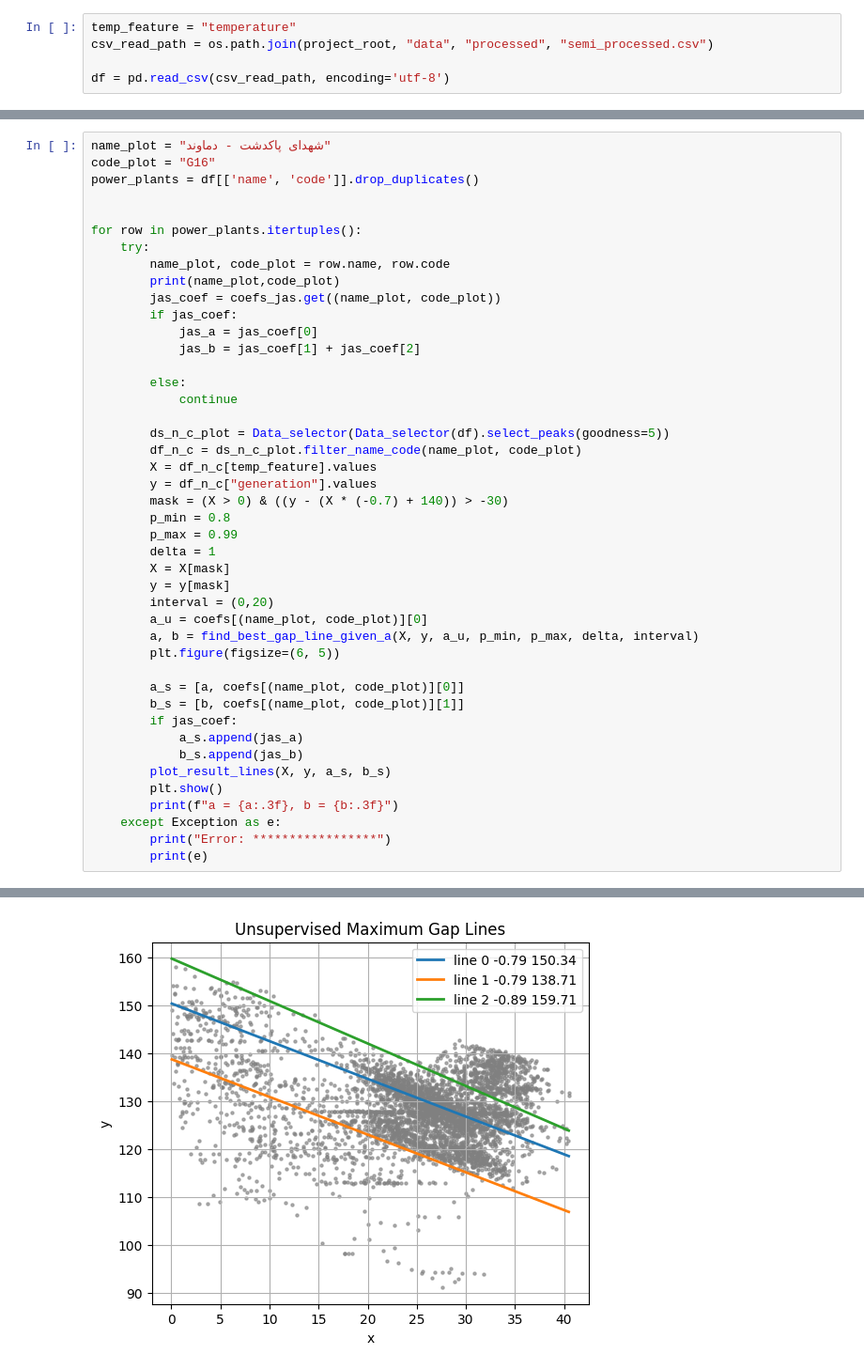
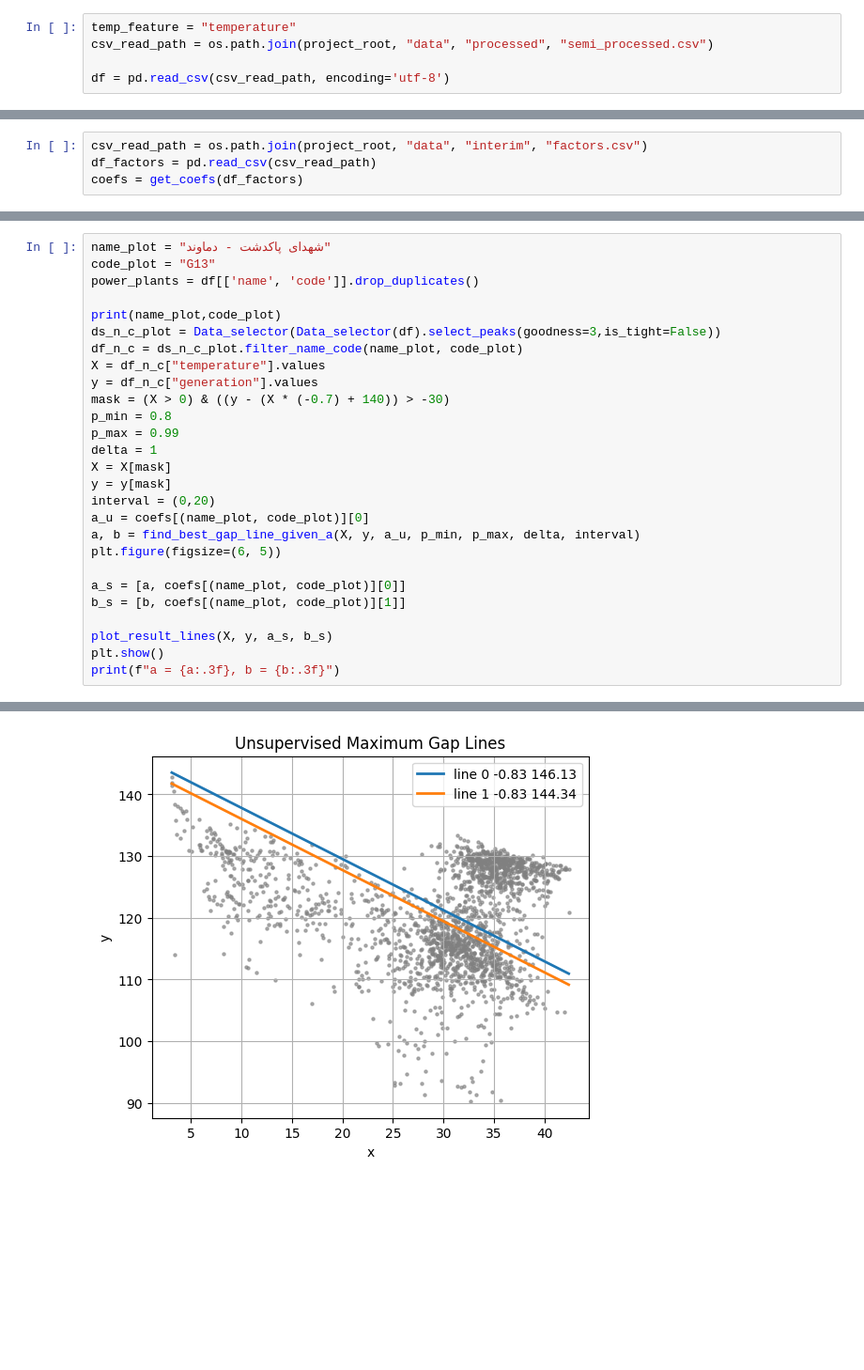
Before and after one commit to SHSMJ200/Bargh_ML, a Jupyter notebook: src/models/jupyter_files/turbo_spliter.ipynb, the cells around one changed output, grey strips where cells are left out. Shown at 94% size. Drawn from its saved outputs; the diff is of its cells as text; blank space fills up the shorter version.

```diff
--- a/src/models/jupyter_files/turbo_spliter.ipynb
+++ b/src/models/jupyter_files/turbo_spliter.ipynb
@@ -406,0 +15,4 @@ code_plot = "G11"
+# %%
+csv_read_path = os.path.join(project_root, "data", "interim", "factors.csv")
+df_factors = pd.read_csv(csv_read_path)
+coefs = get_coefs(df_factors)
@@ -407,45 +39,28 @@ code_plot = "G11"
 # %%
 name_plot = "شهدای پاکدشت - دماوند"
-code_plot = "G16"
+code_plot = "G13"
 power_plants = df[['name', 'code']].drop_duplicates()
 
+print(name_plot,code_plot)
+ds_n_c_plot = Data_selector(Data_selector(df).select_peaks(goodness=3,is_tight=False))
+df_n_c = ds_n_c_plot.filter_name_code(name_plot, code_plot)
+X = df_n_c["temperature"].values
+y = df_n_c["generation"].values
+mask = (X > 0) & ((y - (X * (-0.7) + 140)) > -30)
+p_min = 0.8
+p_max = 0.99
+delta = 1
+X = X[mask]
+y = y[mask]
+interval = (0,20)
+a_u = coefs[(name_plot, code_plot)][0]
+a, b = find_best_gap_line_given_a(X, y, a_u, p_min, p_max, delta, interval)
+plt.figure(figsize=(6, 5))
 
-for row in power_plants.itertuples():
-    try:
-        name_plot, code_plot = row.name, row.code
-        print(name_plot,code_plot)
-        jas_coef = coefs_jas.get((name_plot, code_plot))
-        if jas_coef:
-            jas_a = jas_coef[0]
-            jas_b = jas_coef[1] + jas_coef[2]
+a_s = [a, coefs[(name_plot, code_plot)][0]]
+b_s = [b, coefs[(name_plot, code_plot)][1]]
 
-        else:
-            continue
-
-        ds_n_c_plot = Data_selector(Data_selector(df).select_peaks(goodness=5))
-        df_n_c = ds_n_c_plot.filter_name_code(name_plot, code_plot)
-        X = df_n_c[temp_feature].values
-        y = df_n_c["generation"].values
-        mask = (X > 0) & ((y - (X * (-0.7) + 140)) > -30)
-        p_min = 0.8
-        p_max = 0.99
-        delta = 1
-        X = X[mask]
-        y = y[mask]
-        interval = (0,20)
-        a_u = coefs[(name_plot, code_plot)][0]
-        a, b = find_best_gap_line_given_a(X, y, a_u, p_min, p_max, delta, interval)
-        plt.figure(figsize=(6, 5))
-
-        a_s = [a, coefs[(name_plot, code_plot)][0]]
-        b_s = [b, coefs[(name_plot, code_plot)][1]]
-        if jas_coef:
-            a_s.append(jas_a)
-            b_s.append(jas_b)
-        plot_result_lines(X, y, a_s, b_s)
-        plt.show()
-        print(f"a = {a:.3f}, b = {b:.3f}")
-    except Exception as e:
-        print("Error: *****************")
-        print(e)
+plot_result_lines(X, y, a_s, b_s)
+plt.show()
+print(f"a = {a:.3f}, b = {b:.3f}")
 # %% [output]
@@ -471,2 +76,2 @@ valley: 118.183
 <Figure size 600x500 with 0 Axes>
-[figure, old version]
+[figure, new version]
```
Also changed, not shown: parts of 14 cells of this notebook, 31 other files.
